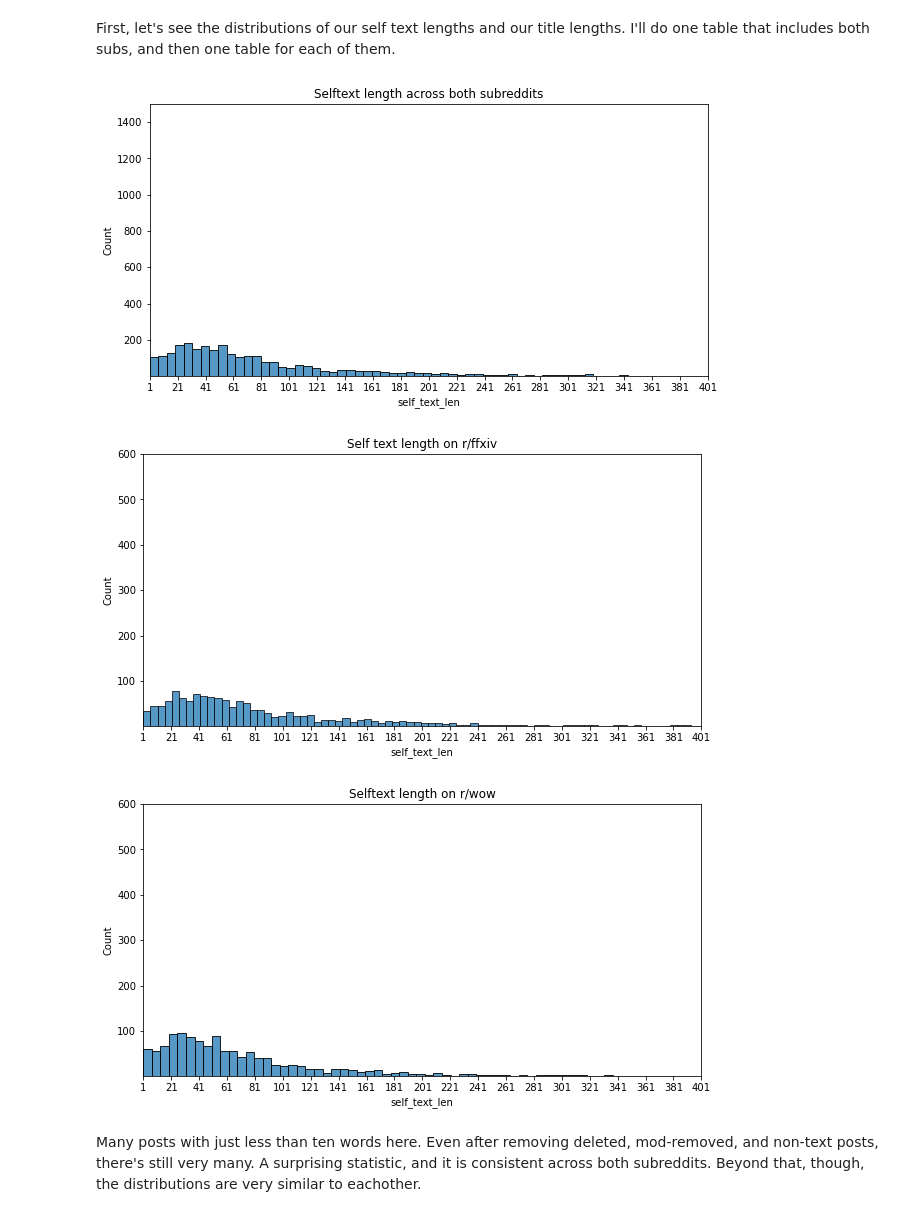
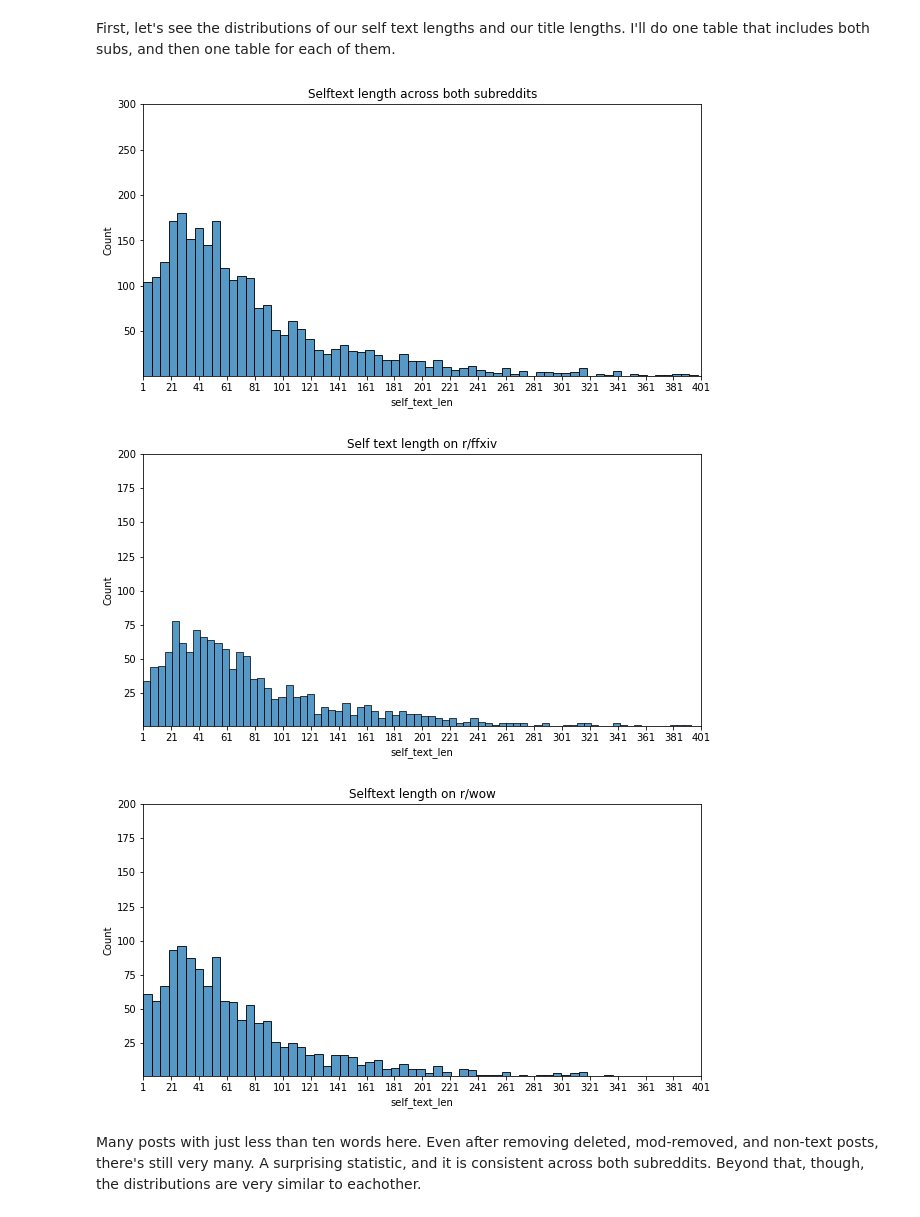
Before and after one commit to sehyeager/DSIR_Project_3, a Jupyter notebook: Samuel_Yeager_code.ipynb, the cells around one changed output. Saved outputs shown, nothing was run; the diff lists cells and outputs as text; code cells hidden in the pictures.

```diff
--- a/Samuel_Yeager_code.ipynb
+++ b/Samuel_Yeager_code.ipynb
@@ -209,33 +211,33 @@ First, let's see the distributions of our self text lengths and our title length
 # %%
 plt.figure(figsize=(10,5))
 plt.xlim(1, 400)
-plt.ylim(1,1500)
+plt.ylim(1,300)
 plt.xticks(range(1,420,20))
-#exclude all 'notatextpost' and 'deleted' values
+#excludes all 'notatextpost'
 plt.title('Selftext length across both subreddits')
 sns.histplot(df.loc[df['stemmed_self_text'] != "['notatextpost']"]['self_text_len'], bins = 400);
 # %% [output]
-[figure, old version]
+[figure, new version]
 # %%
 plt.figure(figsize = (10,5))
 plt.xlim(1, 400)
-plt.ylim(1,600)
+plt.ylim(1,200)
 plt.xticks(range(1,420,20))
 #exclude all 'notatextpost' and 'deleted' values
 plt.title('Self text length on r/ffxiv')
 sns.histplot(df.loc[df['stemmed_self_text'] != "['notatextpost']"].loc[df['is_on_ffxiv'] == 1]['self_text_len'], bins = 400);
 # %% [output]
-[figure, old version]
+[figure, new version]
 # %%
 plt.figure(figsize = (10,5))
 plt.xlim(1, 400)
-plt.ylim(1,600)
+plt.ylim(1,200)
 plt.xticks(range(1,420,20))
 #exclude all 'notatextpost' and 'deleted' values
 plt.title('Selftext length on r/wow')
 sns.histplot(df.loc[df['stemmed_self_text'] != "['notatextpost']"].loc[df['is_on_ffxiv'] == 0]['self_text_len'], bins = 400);
 # %% [output]
-[figure, old version]
+[figure, new version]
 # %% [markdown]
 Many posts with just less than ten words here.  Even after removing deleted, mod-removed, and non-text posts, there's still very many.  A surprising statistic, and it is consistent across both subreddits.   Beyond that, though, the distributions are very similar to eachother.
 # %%
```
Also changed, not shown: parts of 19 cells of this notebook, 6 other files.
